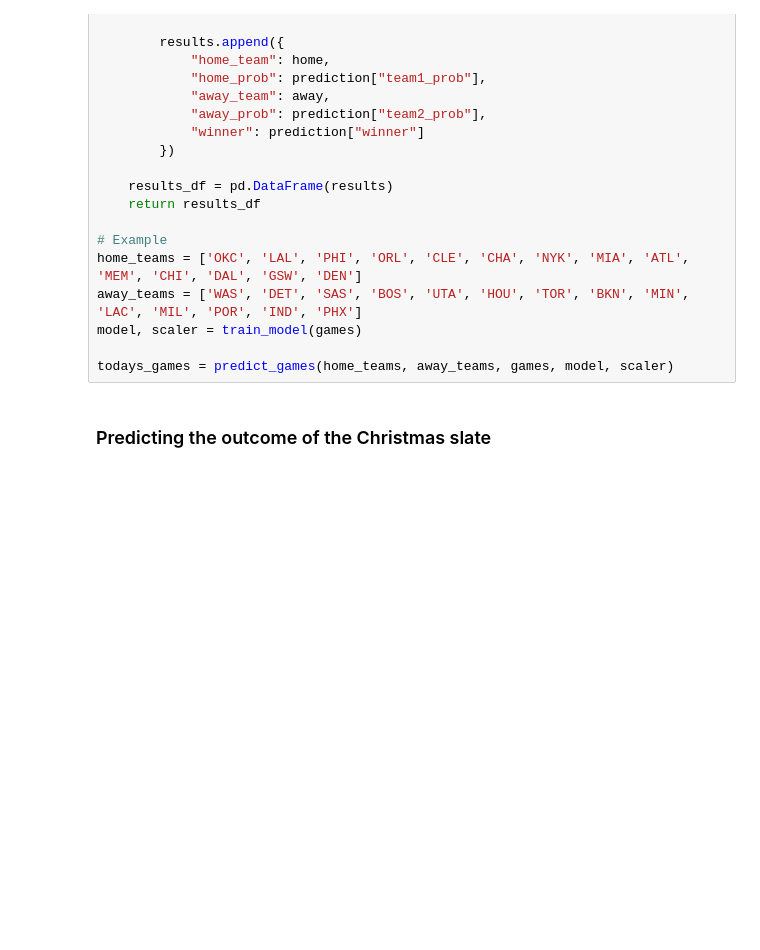
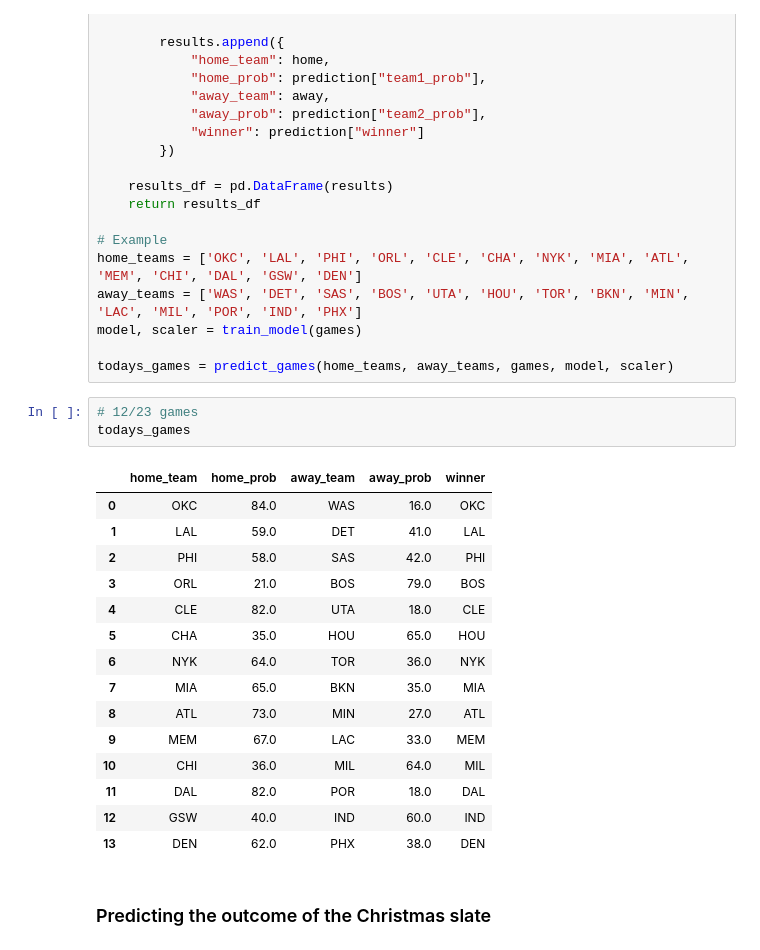
Before and after one commit to SehejGit/nba-win-predictions, a Jupyter notebook: win-probability.ipynb, the cells around one changed output. Saved outputs shown, nothing was run; the diff lists cells and outputs as text; blank space fills up the shorter version.

```diff
--- a/win-probability.ipynb
+++ b/win-probability.ipynb
@@ -361,6 +358,25 @@ away_teams = ['WAS', 'DET', 'SAS', 'BOS', 'UTA', 'HOU', 'TOR', 'BKN', 'MIN', 'LA
 model, scaler = train_model(games)
 
 todays_games = predict_games(home_teams, away_teams, games, model, scaler)
+# %%
+# 12/23 games
+todays_games
+# %% [output]
+|  | home_team | home_prob | away_team | away_prob | winner |
+| 0 | OKC | 84.0 | WAS | 16.0 | OKC |
+| 1 | LAL | 59.0 | DET | 41.0 | LAL |
+| 2 | PHI | 58.0 | SAS | 42.0 | PHI |
+| 3 | ORL | 21.0 | BOS | 79.0 | BOS |
+| 4 | CLE | 82.0 | UTA | 18.0 | CLE |
+| 5 | CHA | 35.0 | HOU | 65.0 | HOU |
+| 6 | NYK | 64.0 | TOR | 36.0 | NYK |
+| 7 | MIA | 65.0 | BKN | 35.0 | MIA |
+| 8 | ATL | 73.0 | MIN | 27.0 | ATL |
+| 9 | MEM | 67.0 | LAC | 33.0 | MEM |
+| 10 | CHI | 36.0 | MIL | 64.0 | MIL |
+| 11 | DAL | 82.0 | POR | 18.0 | DAL |
+| 12 | GSW | 40.0 | IND | 60.0 | IND |
+| 13 | DEN | 62.0 | PHX | 38.0 | DEN |
 # %% [markdown]
 ### Predicting the outcome of the Christmas slate
 # %%
```
Also changed, not shown: parts of 10 cells of this notebook.
